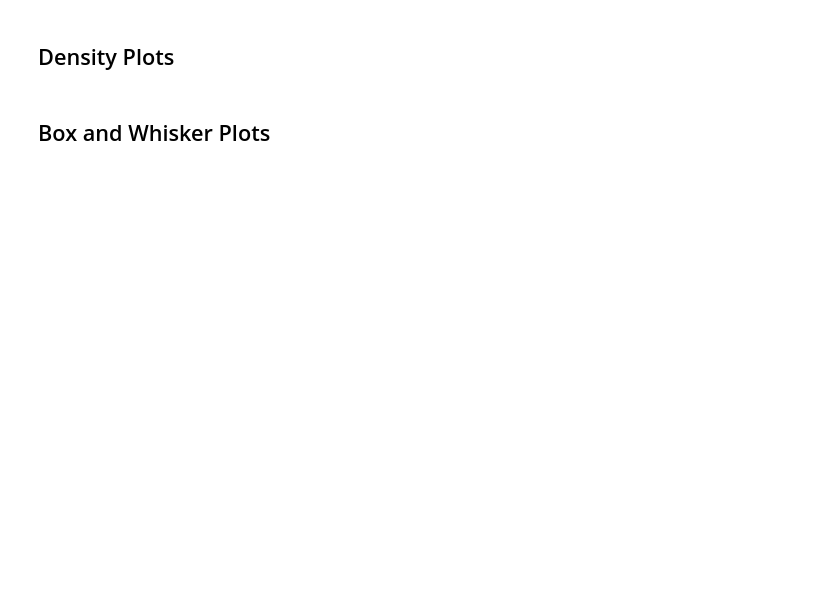
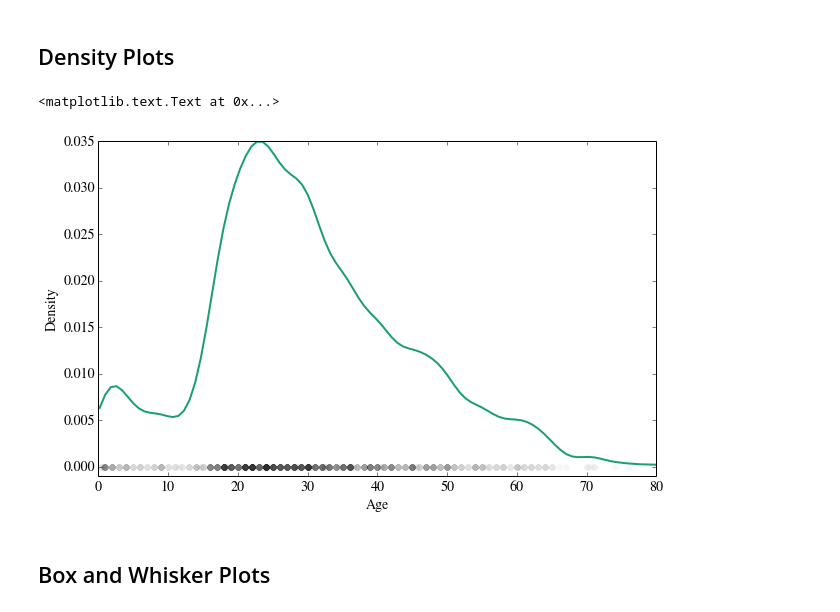
Before and after one commit to cs109/content, a Jupyter notebook: lec_03_statistical_graphs.ipynb, the cells around one changed output. Cells and saved outputs as stored; diff of their text form; code cells hidden in the pictures; blank space fills up the shorter version.

```diff
--- a/lec_03_statistical_graphs.ipynb
+++ b/lec_03_statistical_graphs.ipynb
@@ -107,4 +172,26 @@ plt.xlabel('1995-2005 Change in HS graduation rate')
 # %% [markdown]
 ## Density Plots
+# %%
+#see http://scikit-learn.org/stable/modules/density.html
+from sklearn.neighbors.kde import KernelDensity
+
+#KernelDensity objects estimate the (log of the) density of points
+
+age = titanic.age.dropna().values  # drop missing values, turn to normal numpy array
+age = age.reshape(-1, 1)  # scikit-learn expects data matrices of shape [ndata, ndim]
+
+kde = KernelDensity(bandwidth=2).fit(age)
+x = np.linspace(age.min(), age.max(), 100).reshape(-1, 1)
+density = np.exp(kde.score_samples(x))
+
+plt.plot(x, density)
+plt.plot(age, age * 0, 'ok', alpha=.03)
+plt.ylim(-.001, .035)
+
+plt.xlabel("Age")
+plt.ylabel("Density")
+# %% [output]
+<matplotlib.text.Text at 0x...>
+[figure, added]
 # %% [markdown]
 ## Box and Whisker Plots
```
Also changed, not shown: parts of 5 cells of this notebook.
